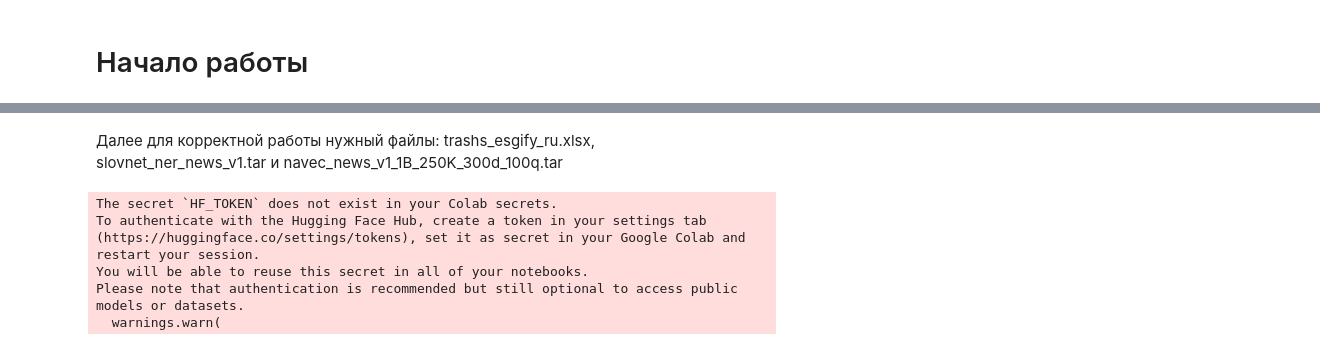
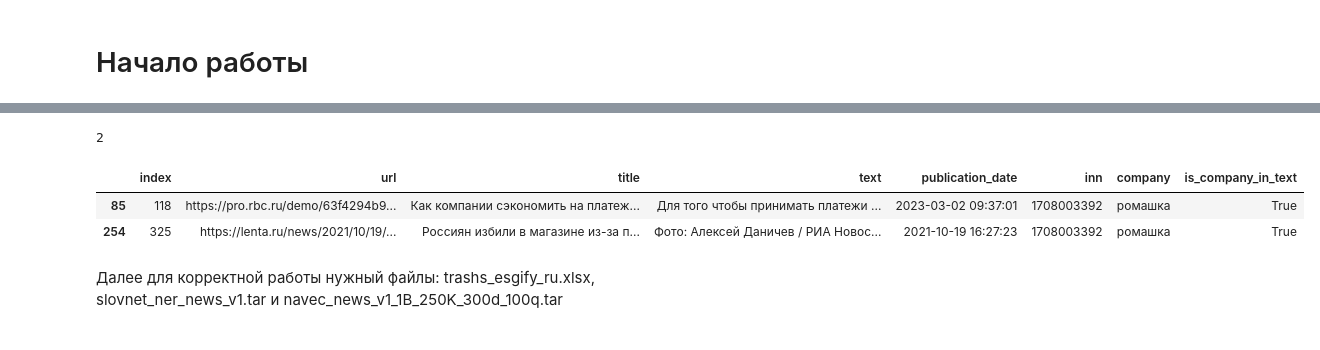
Before and after one commit to igorplyukhin/ESG-Risks, a Jupyter notebook: news_processing_pipeline.ipynb, the cells around one changed output, grey strips where cells are left out. Drawn from its saved outputs; the diff is of its cells as text; code cells hidden in the pictures.

```diff
--- a/news_processing_pipeline.ipynb
+++ b/news_processing_pipeline.ipynb
@@ -514,0 +700,64 @@ df_clear.head()
+# %%
+morph = pymorphy2.MorphAnalyzer()
+
+df = df_occurrences.reset_index()
+for i in range(len(df)):
+            # print(df['text'][i])
+            if type(df['text'][i]) == float:
+                df.drop(i, inplace=True)
+                continue
+
+            # if company[:(len(company)//2)] not in df['text'][i]: # если компания не содержится в статье, удаляем статью
+            #     df.drop(i, inplace=True)
+            #     continue
+
+            # summary = re.findall(r"[\w']+|[.,!?;]", text_summarizer(df['text'][i])) # рефератор текста + проверка вхождения слова в название компании
+            # isCompany = False
+            # for j in range(len(summary)):
+            #     word_normal_form = morph.parse(summary[j])[0].normal_form.lower()
+            #     if len(word_normal_form) > len(company) // 2 and word_normal_form in company.lower():
+            #       isCompany = True
+            #       break
+            # if not isCompany:
+            #     df.drop(i, inplace=True)
+            #     continue
+
+            # isCompany = False # проверка вхождения слова в название компании
+            # text = re.findall(r"[\w']+|[.,!?;]", df['text'][i])
+            # for j in range(len(text)):
+            #     word_normal_form = morph.parse(text[j])[0].normal_form.lower()
+            #     if len(word_normal_form) > len(company) // 2 and word_normal_form in company.lower():
+            #       isCompany = True
+            #       break
+            # if not isCompany:
+            #     df.drop(i, inplace=True)
+            #     continue
+
+            # summary = text_summarizer(df['text'][i])# рефератор текста (сокращение, выделение основной мысли)
+            # print(summary)
+            # if company[:4] not in summary: # если компания не содержится в рефераторе, удаляем статью
+            #   df.drop(i, inplace=True)
+            #   continue
+
+            text = df['text'][i]
+
+            if len(text) > 12000:
+              text = text[:12000]
+            question = f"относиться ли данный текст к юридическому лицу {company}? Текст: {text}"
+            answer = gpt_response(question).lower()
+            if "да" not in answer:
+              df.drop(i, inplace=True)
+              continue
+
+            # if check_company_in_article(df['text'][i], i, company, df): # проверка на совпадение заданной компании с самой часто упоминающейся в статье
+            #   df.drop(i, inplace=True)
+            #   continue
+print(len(df)) #21мин25сек - 340
+# %% [output]
+2
+# %%
+df.head()
+# %% [output]
+|  | index | url | title | text | publication_date | inn | company | is_company_in_text |
+| 85 | 118 | https://pro.rbc.ru/demo/63f4294b9... | Как компании сэкономить на платеж... | Для того чтобы принимать платежи ... | 2023-03-02 09:37:01 | 1708003392 | ромашка | True |
+| 254 | 325 | https://lenta.ru/news/2021/10/19/... | Россиян избили в магазине из-за п... | Фото: Алексей Даничев / РИА Новос... | 2021-10-19 16:27:23 | 1708003392 | ромашка | True |
@@ -516,13 +767,7 @@ df_clear.head()
 Далее для корректной работы нужный файлы: trashs_esgify_ru.xlsx, slovnet_ner_news_v1.tar и navec_news_v1_1B_250K_300d_100q.tar
 # %%
 # Начало классфикации
-df_with_classes = classify(df_clear)
+df_with_classes = classify(df.reset_index())
-# %% [output]
-The secret `HF_TOKEN` does not exist in your Colab secrets.
-To authenticate with the Hugging Face Hub, create a token in your settings tab (https://huggingface.co/settings/tokens), set it as secret in your Google Colab and restart your session.
-You will be able to reuse this secret in all of your notebooks.
-Please note that authentication is recommended but still optional to access public models or datasets.
-  warnings.warn(
 # %%
 len(df_with_classes)
 # %% [output]
```
Also changed, not shown: parts of 35 cells of this notebook.
